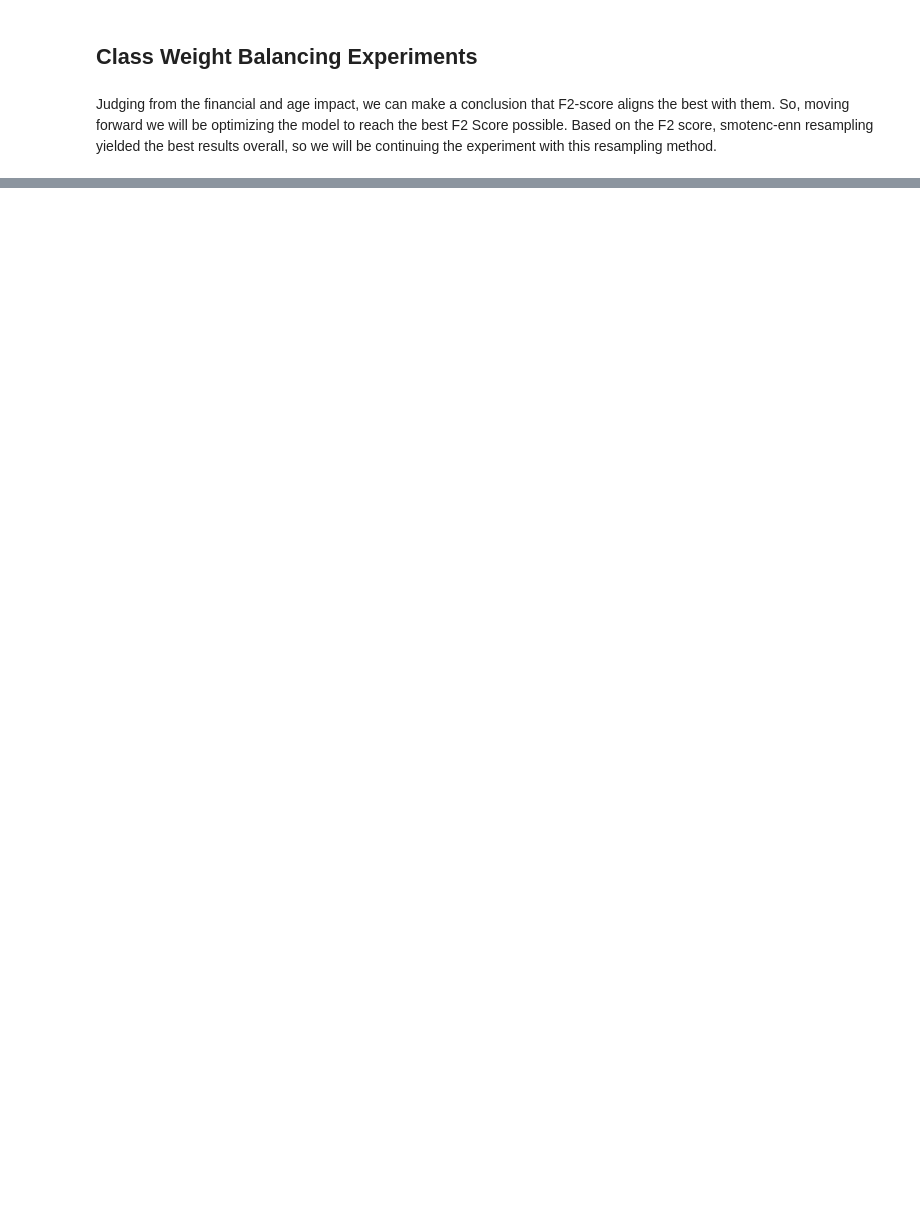
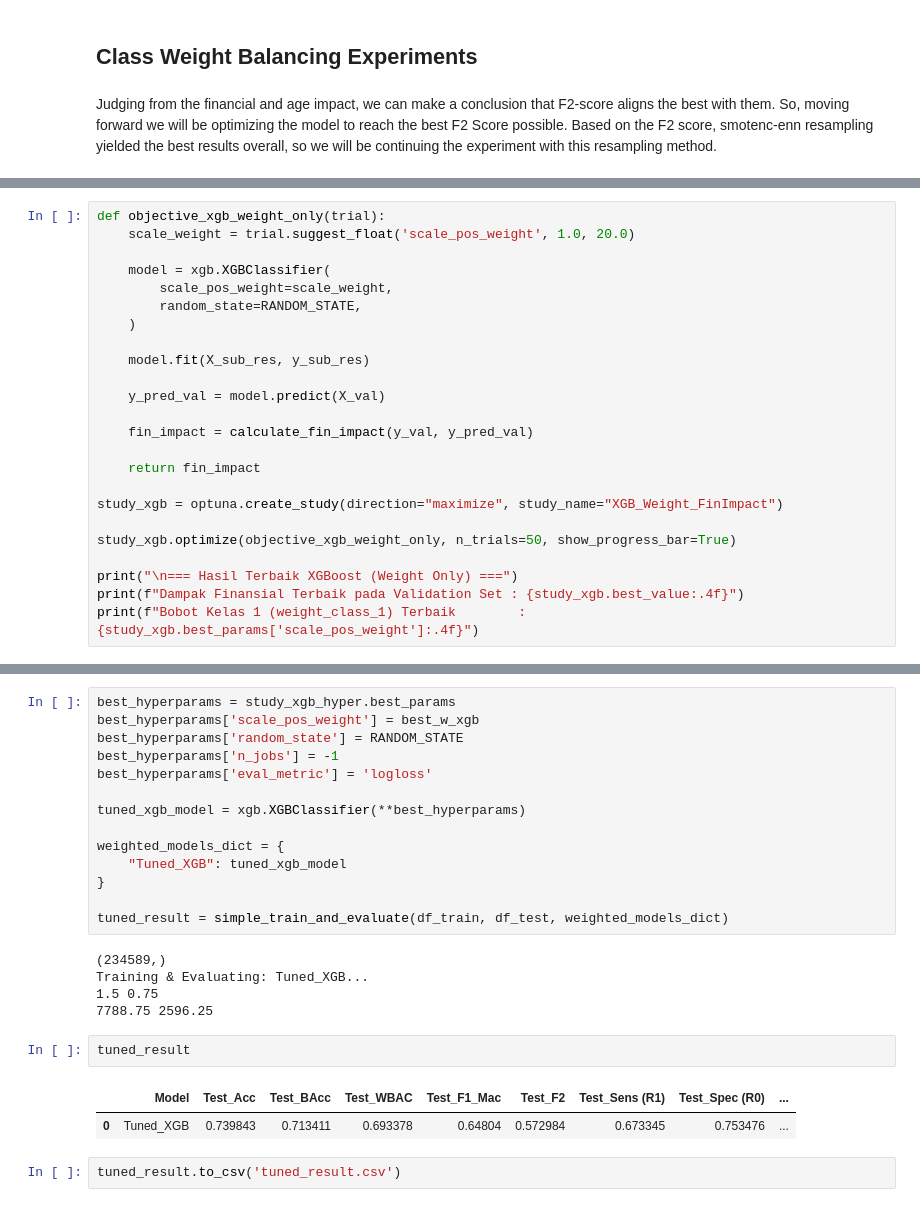
Before and after one commit to yukienjoyer7/Diabetes-Early-Diagnosis-BRFSS-2024, a Jupyter notebook: Modelling_Dion.ipynb, the cells around one changed output, grey strips where cells are left out. Saved outputs shown, nothing was run; the diff lists cells and outputs as text; blank space fills up the shorter version.

```diff
--- a/Modelling_Dion.ipynb
+++ b/Modelling_Dion.ipynb
@@ -998,0 +1011,24 @@ Bobot Kelas 1 (weight_class_1) Terbaik        : 5.2413
+# %%
+def objective_xgb_weight_only(trial):
+    scale_weight = trial.suggest_float('scale_pos_weight', 1.0, 20.0)
+
+    model = xgb.XGBClassifier(
+        scale_pos_weight=scale_weight,
+        random_state=RANDOM_STATE,
+    )
+
+    model.fit(X_sub_res, y_sub_res)
+
+    y_pred_val = model.predict(X_val)
+
+    fin_impact = calculate_fin_impact(y_val, y_pred_val)
+
+    return fin_impact
+
+study_xgb = optuna.create_study(direction="maximize", study_name="XGB_Weight_FinImpact")
+
+study_xgb.optimize(objective_xgb_weight_only, n_trials=50, show_progress_bar=True)
+
+print("\n=== Hasil Terbaik XGBoost (Weight Only) ===")
+print(f"Dampak Finansial Terbaik pada Validation Set : {study_xgb.best_value:.4f}")
+print(f"Bobot Kelas 1 (weight_class_1) Terbaik        : {study_xgb.best_params['scale_pos_weight']:.4f}")
@@ -998,0 +1254,26 @@ Bobot Kelas 1 (weight_class_1) Terbaik        : 5.2413
+# %%
+best_hyperparams = study_xgb_hyper.best_params
+best_hyperparams['scale_pos_weight'] = best_w_xgb
+best_hyperparams['random_state'] = RANDOM_STATE
+best_hyperparams['n_jobs'] = -1
+best_hyperparams['eval_metric'] = 'logloss'
+
+tuned_xgb_model = xgb.XGBClassifier(**best_hyperparams)
+
+weighted_models_dict = {
+    "Tuned_XGB": tuned_xgb_model
+}
+
+tuned_result = simple_train_and_evaluate(df_train, df_test, weighted_models_dict)
+# %% [output]
+(234589,)
+Training & Evaluating: Tuned_XGB...
+1.5 0.75
+7788.75 2596.25
+# %%
+tuned_result
+# %% [output]
+|  | Model | Test_Acc | Test_BAcc | Test_WBAC | Test_F1_Mac | Test_F2 | Test_Sens (R1) | Test_Spec (R0) | ... |
+| 0 | Tuned_XGB | 0.739843 | 0.713411 | 0.693378 | 0.64804 | 0.572984 | 0.673345 | 0.753476 | ... |
+# %%
+tuned_result.to_csv('tuned_result.csv')
```
Also changed, not shown: parts of 16 cells of this notebook, 1 other file.
